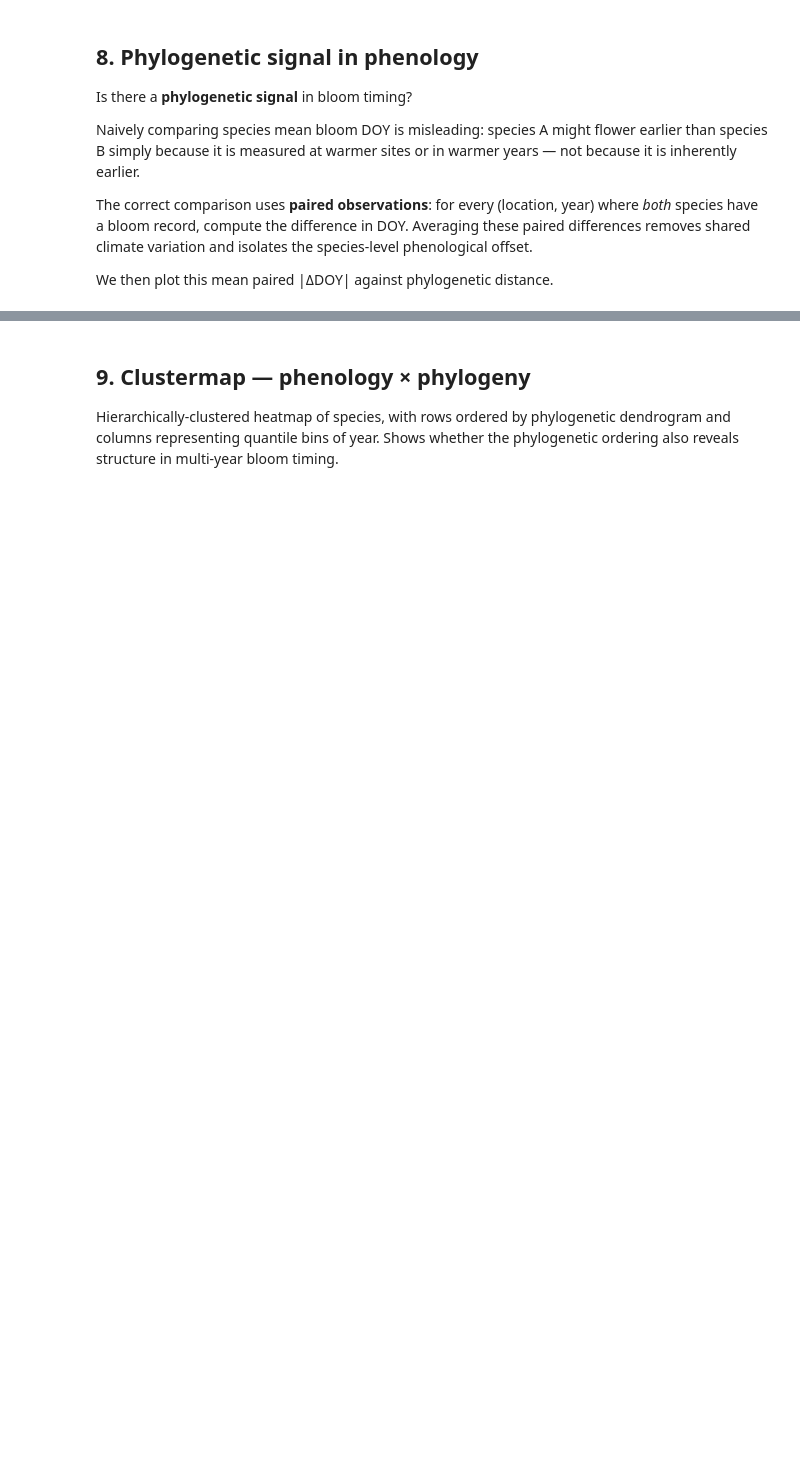
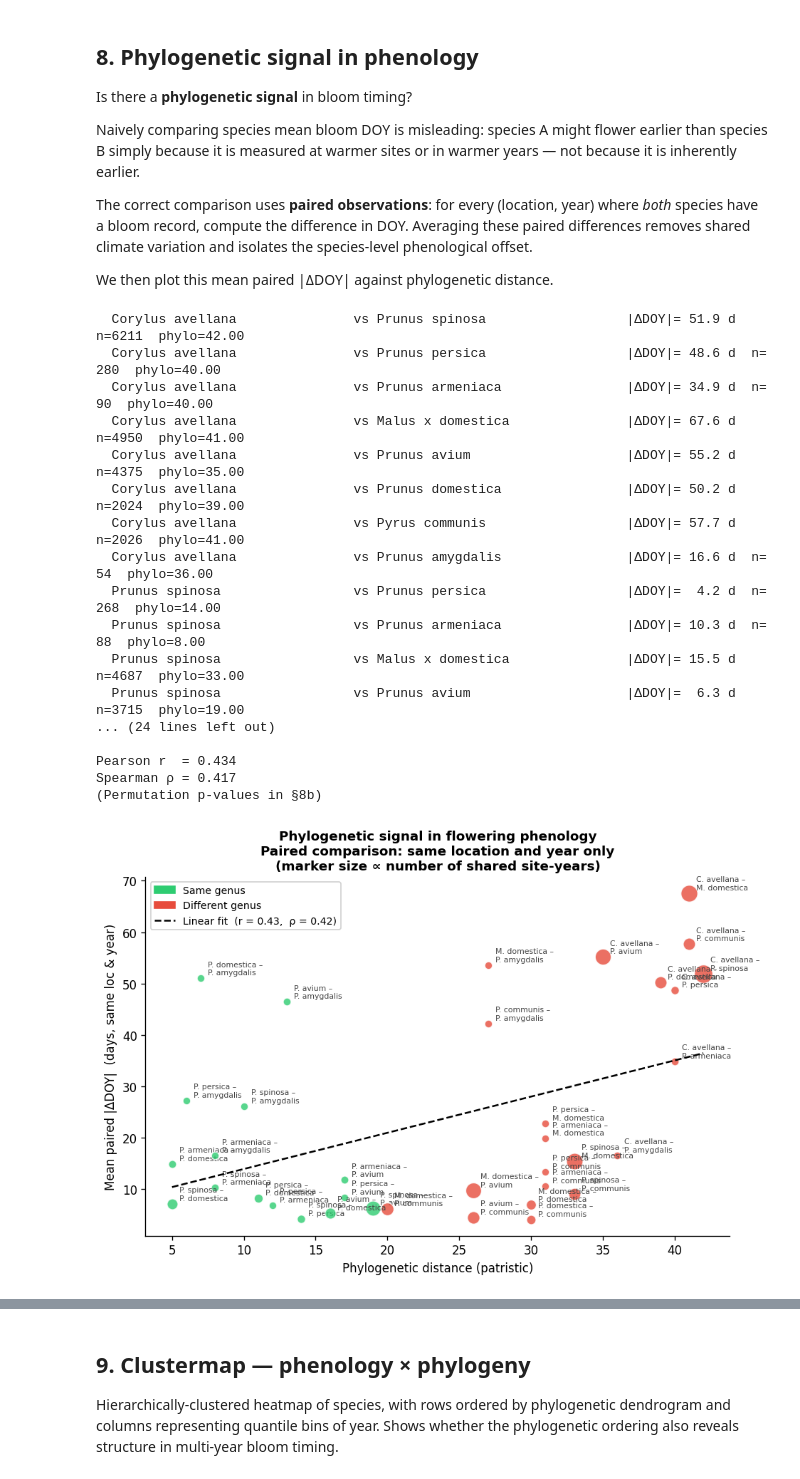
Before and after one commit to ronvree/pysephone, a Jupyter notebook: notebooks/phylogeny_fruit_trees.ipynb, the cells around one changed output, grey strips where cells are left out. Cells and saved outputs as stored; diff of their text form; code cells hidden in the pictures; blank space fills up the shorter version.

```diff
--- a/notebooks/phylogeny_fruit_trees.ipynb
+++ b/notebooks/phylogeny_fruit_trees.ipynb
@@ -371,8 +469,17 @@ the species-level phenological offset.
 
 We then plot this mean paired |ΔDOY| against phylogenetic distance.
 # %%
-# For each species pair, compute the mean |ΔDOY| from paired (loc, year) records.
-# Only (loc, year) combinations where BOTH species have a bloom observation contribute.
+def _rankdata(x):
+    """Rank values (average ties), returning floats."""
+    tmp = np.argsort(x)
+    ranks = np.empty_like(tmp, dtype=float)
+    ranks[tmp] = np.arange(1, len(x) + 1)
+    _, inv, counts = np.unique(x, return_inverse=True, return_counts=True)
+    for i, c in enumerate(counts):
+        if c > 1:
+            ranks[inv == i] = ranks[inv == i].mean()
+    return ranks
+
 
 def paired_pheno_diff(df_sy, sp_i, sp_j):
     """Mean absolute DOY difference at shared (loc, year) contexts."""
@@ -406,8 +513,12 @@ phylo_dist_pairs = np.array(phylo_dist_pairs)
 pheno_dist_pairs = np.array(pheno_dist_pairs)
 n_pairs_arr      = np.array(n_pairs_list)
 
-r_paired = np.corrcoef(phylo_dist_pairs, pheno_dist_pairs)[0, 1]
-print(f'\nPearson r (phylo dist vs paired |ΔDOY|): {r_paired:.3f}')
+# Pearson r and Spearman ρ on the raw vectors (not permutation-corrected)
+r_pearson  = np.corrcoef(phylo_dist_pairs, pheno_dist_pairs)[0, 1]
+r_spearman = np.corrcoef(_rankdata(phylo_dist_pairs), _rankdata(pheno_dist_pairs))[0, 1]
+print(f'\nPearson r  = {r_pearson:.3f}')
+print(f'Spearman ρ = {r_spearman:.3f}')
+print('(Permutation p-values in §8b)')
 
 # ── Plot ──────────────────────────────────────────────────────────────────────
 fig, ax = plt.subplots(figsize=(8, 5.5))
@@ -416,38 +527,55 @@ for (sp_i, sp_j), pd_val, pheno_d, n in zip(
         pair_labels, phylo_dist_pairs, pheno_dist_pairs, n_pairs_arr):
     same_genus = _genus(sp_i) == _genus(sp_j)
     color = '#2ecc71' if same_genus else '#e74c3c'
-    # Scale marker size by number of paired observations
-    size = 40 + n / n_pairs_arr.max() * 200
+    size  = 40 + n / n_pairs_arr.max() * 200
     ax.scatter(pd_val, pheno_d, color=color, s=size, alpha=0.80,
                edgecolors='white', linewidths=0.8, zorder=3)
     ax.annotate(
         f'{sp_i.split()[0][0]}. {sp_i.split()[-1]} –\n'
         f'{sp_j.split()[0][0]}. {sp_j.split()[-1]}',
         (pd_val, pheno_d), xytext=(6, 3), textcoords='offset points',
         fontsize=6.5, color='#444444',
     )
 
-# Regression line
 m_coef = np.polyfit(phylo_dist_pairs, pheno_dist_pairs, 1)
 x_line = np.linspace(phylo_dist_pairs.min(), phylo_dist_pairs.max(), 100)
 ax.plot(x_line, np.polyval(m_coef, x_line),
         color='black', lw=1.5, ls='--', zorder=4,
-        label=f'Linear fit  (r = {r_paired:.2f})')
+        label=f'Linear fit  (r = {r_pearson:.2f},  ρ = {r_spearman:.2f})')
 
 legend_patches = [
     mpatches.Patch(color='#2ecc71', label='Same genus'),
     mpatches.Patch(color='#e74c3c', label='Different genus'),
 ]
 ax.legend(handles=legend_patches + ax.get_legend_handles_labels()[0][-1:],
           fontsize=8.5, framealpha=0.9)
 
 ax.set_xlabel('Phylogenetic distance (patristic)', fontsize=10)
 ax.set_ylabel('Mean paired |ΔDOY|  (days, same loc & year)', fontsize=10)
 ax.set_title(
     'Phylogenetic signal in flowering phenology\n'
     'Paired comparison: same location and year only\n'
     '(marker size ∝ number of shared site-years)',
     fontsize=11, fontweight='bold',
 )
 plt.tight_layout()
 plt.show()
+# %% [output]
+  Corylus avellana               vs Prunus spinosa                  |ΔDOY|= 51.9 d  n=6211  phylo=42.00
+  Corylus avellana               vs Prunus persica                  |ΔDOY|= 48.6 d  n= 280  phylo=40.00
+  Corylus avellana               vs Prunus armeniaca                |ΔDOY|= 34.9 d  n=  90  phylo=40.00
+  Corylus avellana               vs Malus x domestica               |ΔDOY|= 67.6 d  n=4950  phylo=41.00
+  Corylus avellana               vs Prunus avium                    |ΔDOY|= 55.2 d  n=4375  phylo=35.00
+  Corylus avellana               vs Prunus domestica                |ΔDOY|= 50.2 d  n=2024  phylo=39.00
+  Corylus avellana               vs Pyrus communis                  |ΔDOY|= 57.7 d  n=2026  phylo=41.00
+  Corylus avellana               vs Prunus amygdalis                |ΔDOY|= 16.6 d  n=  54  phylo=36.00
+  Prunus spinosa                 vs Prunus persica                  |ΔDOY|=  4.2 d  n= 268  phylo=14.00
+  Prunus spinosa                 vs Prunus armeniaca                |ΔDOY|= 10.3 d  n=  88  phylo=8.00
+  Prunus spinosa                 vs Malus x domestica               |ΔDOY|= 15.5 d  n=4687  phylo=33.00
+  Prunus spinosa                 vs Prunus avium                    |ΔDOY|=  6.3 d  n=3715  phylo=19.00
+... (24 lines left out)
+
+Pearson r  = 0.434
+Spearman ρ = 0.417
+(Permutation p-values in §8b)
+[figure, added]
```
Also changed, not shown: parts of 16 cells of this notebook, 6 other files.
